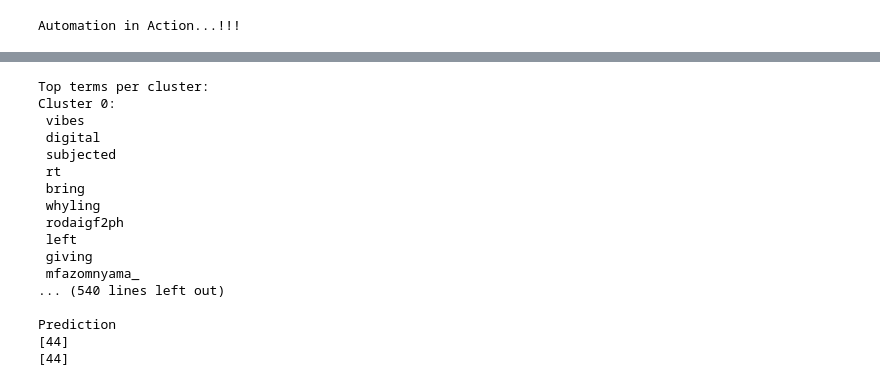
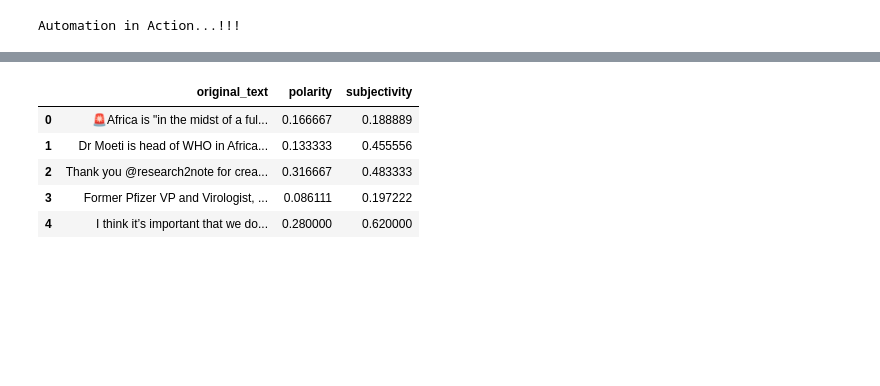
Before and after one commit to mozartofmath/Week0_Task3, a Jupyter notebook: Topic_and_Sentiment.ipynb, the cells around one changed output, grey strips where cells are left out. Cells and saved outputs as stored; diff of their text form; code cells hidden in the pictures; blank space fills up the shorter version.

```diff
--- a/Topic_and_Sentiment.ipynb
+++ b/Topic_and_Sentiment.ipynb
@@ -256,54 +256,13 @@ clean_df.head()
 | 2 | Fri Jun 18 17:56:07 +0000 2021 | 6727 | <a href="http://twitter.com/downl... | Thank you @research2note for crea... | 0.316667 | 0.483333 | en | 2 | ... |
 | 3 | Fri Jun 18 17:56:10 +0000 2021 | 45477 | <a href="https://mobile.twitter.c... | Former Pfizer VP and Virologist, ... | 0.086111 | 0.197222 | en | 1580 | ... |
 | 4 | Fri Jun 18 17:56:20 +0000 2021 | 277957 | <a href="http://twitter.com/downl... | I think it’s important that we do... | 0.280000 | 0.620000 | en | 72 | ... |
-# %%
-from sklearn.feature_extraction.text import TfidfVectorizer
-from sklearn.cluster import KMeans
-from sklearn.metrics import adjusted_rand_score
-
-documents = list(clean_df['original_text'])
-
-vectorizer = TfidfVectorizer(stop_words='english')
-X = vectorizer.fit_transform(documents)
-
-true_k = 50
-model = KMeans(n_clusters=true_k, init='k-means++', max_iter=100, n_init=1)
-model.fit(X)
-
-print("Top terms per cluster:")
-order_centroids = model.cluster_centers_.argsort()[:, ::-1]
-terms = vectorizer.get_feature_names()
-for i in range(true_k):
-    print("Cluster %d:" % i),
-    for ind in order_centroids[i, :10]:
-        print(' %s' % terms[ind]),
-    print
-
-print("\n")
-print("Prediction")
-
-Y = vectorizer.transform(["chrome browser to open."])
-prediction = model.predict(Y)
-print(prediction)
-
-Y = vectorizer.transform(["My cat is hungry."])
-prediction = model.predict(Y)
-print(prediction)
-# %% [output]
-Top terms per cluster:
-Cluster 0:
- vibes
- digital
- subjected
- rt
- bring
- whyling
- rodaigf2ph
- left
- giving
- mfazomnyama_
-... (540 lines left out)
-
-Prediction
-[44]
-[44]
+# %%
+mydataset = clean_df[['original_text','polarity','subjectivity']]
+mydataset.head()
+# %% [output]
+|  | original_text | polarity | subjectivity |
+| 0 | 🚨Africa is "in the midst of a ful... | 0.166667 | 0.188889 |
+| 1 | Dr Moeti is head of WHO in Africa... | 0.133333 | 0.455556 |
+| 2 | Thank you @research2note for crea... | 0.316667 | 0.483333 |
+| 3 | Former Pfizer VP and Virologist, ... | 0.086111 | 0.197222 |
+| 4 | I think it’s important that we do... | 0.280000 | 0.620000 |
```
Also changed, not shown: parts of 2 cells of this notebook.
